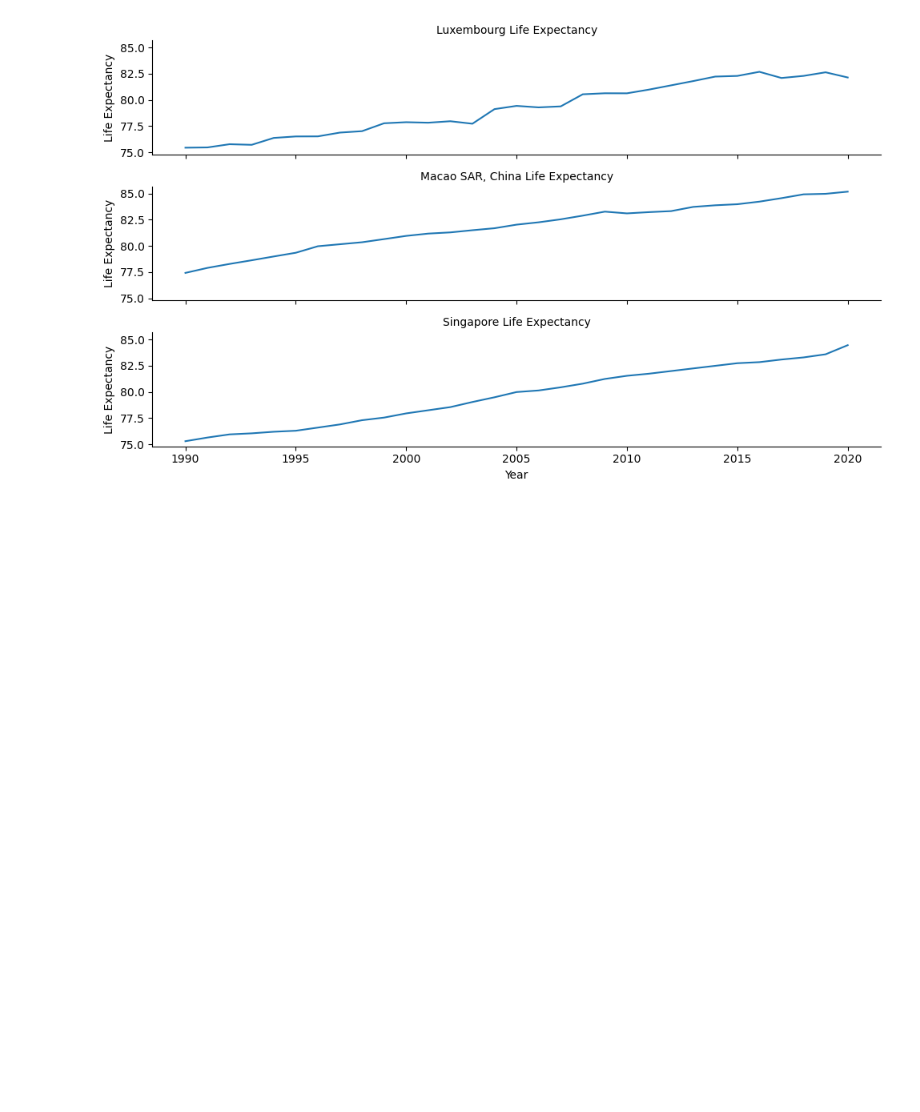
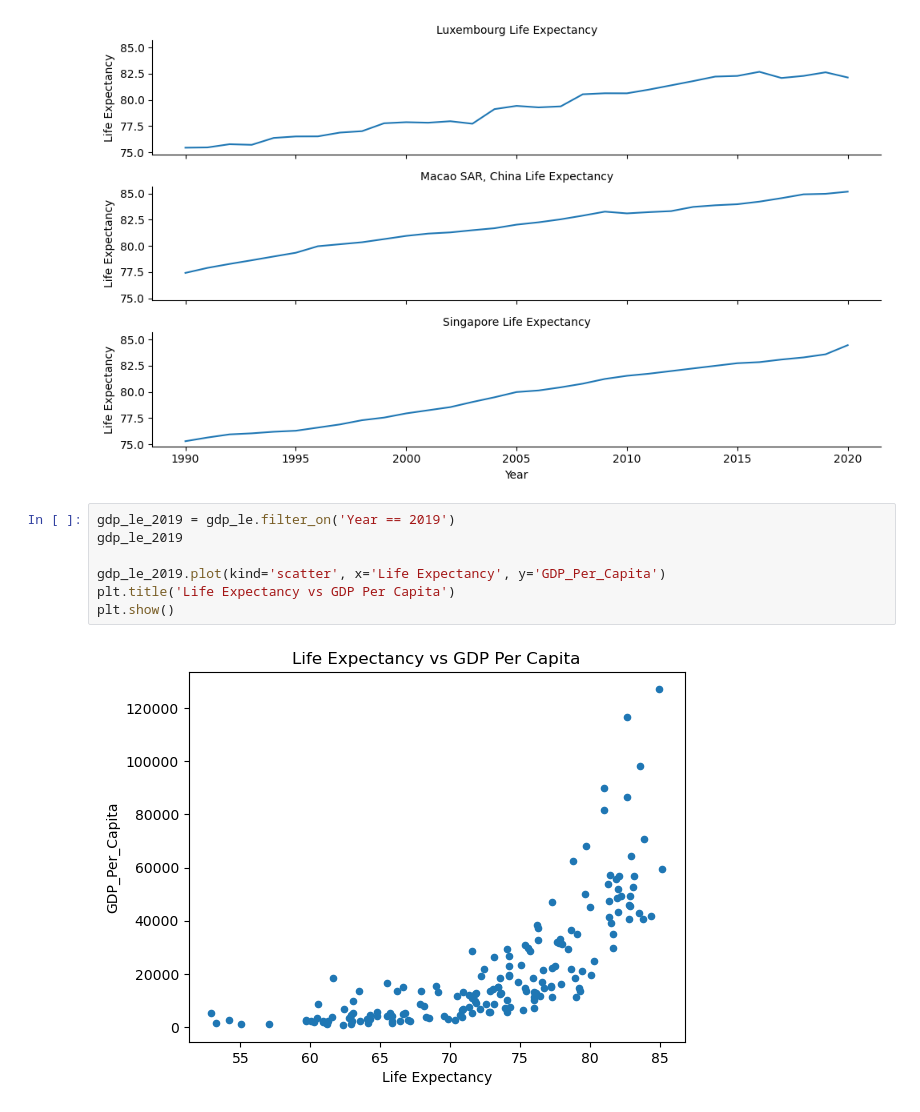
Before and after one commit to nss-data-science-cohort-7/un-exploration-shanks-t, a Jupyter notebook: notebooks/UN_Data_Exploration.ipynb, the cells around one changed output. Drawn from its saved outputs; the diff is of its cells as text; blank space fills up the shorter version.

```diff
--- a/notebooks/UN_Data_Exploration.ipynb
+++ b/notebooks/UN_Data_Exploration.ipynb
@@ -271,3 +271,12 @@ g.tight_layout
 plt.show()
 # %% [output]
 [figure]
+# %%
+gdp_le_2019 = gdp_le.filter_on('Year == 2019')
+gdp_le_2019
+
+gdp_le_2019.plot(kind='scatter', x='Life Expectancy', y='GDP_Per_Capita')
+plt.title('Life Expectancy vs GDP Per Capita')
+plt.show()
+# %% [output]
+[figure, added]
```
